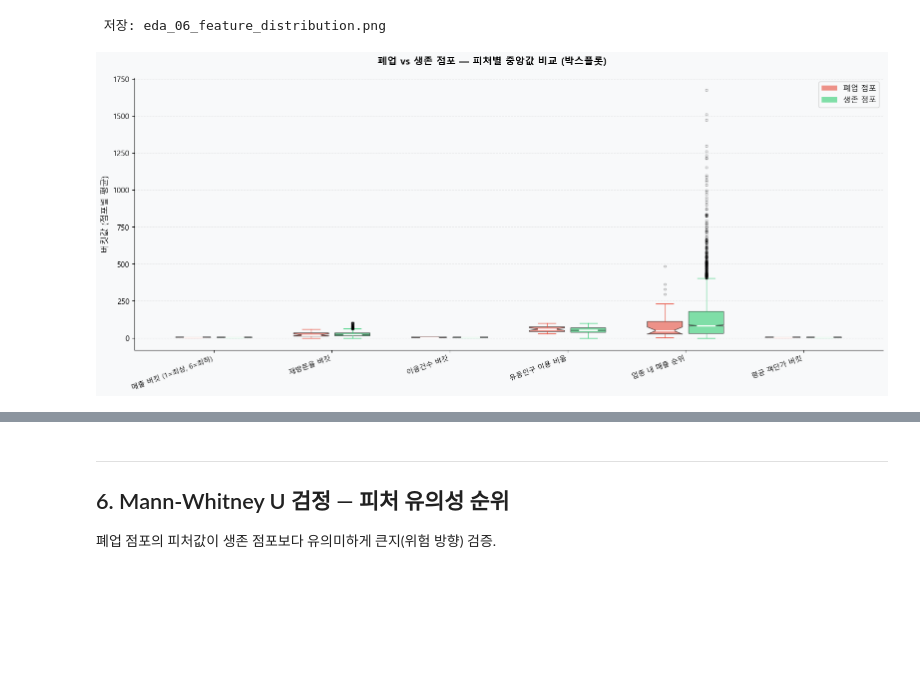
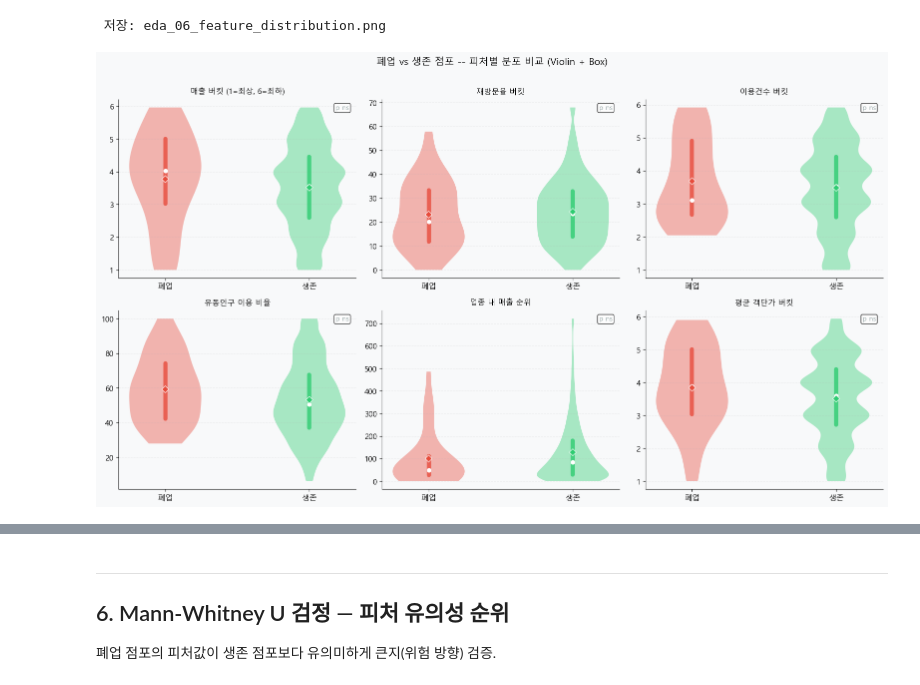
Before and after one commit to Broogun/bigcontest-2025-ews, a Jupyter notebook: notebooks/02_eda_analysis.ipynb, the cells around one changed output, grey strips where cells are left out. Drawn from its saved outputs; the diff is of its cells as text; code cells hidden in the pictures; blank space fills up the shorter version.

```diff
--- a/notebooks/02_eda_analysis.ipynb
+++ b/notebooks/02_eda_analysis.ipynb
@@ -461,50 +461,69 @@ print(" 저장: eda_06_feature_distribution.png")
  저장: eda_06_feature_distribution.png
 # %%
 # ================================================================
-# 5-2. 박스플롯 비교 (다중 피처 나란히)
+# 5-2. 피처별 Violin + Box 비교 (2 x 3 서브플롯)
 # ================================================================
-fig, ax = plt.subplots(figsize=(16, 7))
-fig.suptitle('폐업 vs 생존 점포 — 피처별 중앙값 비교 (박스플롯)', fontsize=14, fontweight='bold')
+# 피처마다 스케일이 달라 개별 서브플롯으로 분리
+import pandas as pd
+import numpy as np
 
-feats_box = [f for f, _ in FEATS_DIST]
-labels_box = [label for _, label in FEATS_DIST]
+# 폐업/생존 각각 점포 평균 스냅샷
+df_c = snapshot_closed.copy()
+df_a = snapshot_alive.copy()
 
-# 폐업/생존 각각 평균 스냅샷
-data_c = [snapshot_closed[f].dropna().values for f in feats_box]
-data_a = [snapshot_alive[f].dropna().values  for f in feats_box]
+fig, axes = plt.subplots(2, 3, figsize=(16, 9))
+fig.suptitle("폐업 vs 생존 점포 -- 피처별 분포 비교 (Violin + Box)", fontsize=14, y=1.01)
 
-x = np.arange(len(feats_box))
-width = 0.35
+for idx, (feat, label) in enumerate(FEATS_DIST):
+    ax = axes[idx // 3][idx % 3]
 
-bp_c = ax.boxplot(data_c, positions=x - width/2, widths=width*0.85,
-                  patch_artist=True, notch=True,
-                  boxprops=dict(facecolor=C_CLOSED, alpha=0.6),
-                  medianprops=dict(color='white', linewidth=2),
-                  whiskerprops=dict(color=C_CLOSED, alpha=0.7),
-                  capprops=dict(color=C_CLOSED),
-                  flierprops=dict(marker='o', color=C_CLOSED, alpha=0.3, markersize=3))
+    c_vals = df_c[feat].dropna().values
+    a_vals = df_a[feat].dropna().values
 
-bp_a = ax.boxplot(data_a, positions=x + width/2, widths=width*0.85,
-                  patch_artist=True, notch=True,
-                  boxprops=dict(facecolor=C_ALIVE, alpha=0.6),
-                  medianprops=dict(color='white', linewidth=2),
-                  whiskerprops=dict(color=C_ALIVE, alpha=0.7),
-                  capprops=dict(color=C_ALIVE),
-                  flierprops=dict(marker='s', color=C_ALIVE, alpha=0.3, markersize=3))
+    # Clip extreme outliers at 1-99 percentile for clean visualization
+    lo = np.percentile(np.concatenate([c_vals, a_vals]), 1)
+    hi = np.percentile(np.concatenate([c_vals, a_vals]), 99)
+    c_clip = np.clip(c_vals, lo, hi)
+    a_clip = np.clip(a_vals, lo, hi)
 
-ax.set_xticks(x)
-ax.set_xticklabels(labels_box, rotation=20, ha='right', fontsize=10)
-ax.set_ylabel('버킷값 (점포별 평균)', fontsize=12)
+    # Violin
+    parts = ax.violinplot([c_clip, a_clip], positions=[1, 2],
+                          showmedians=False, showextrema=False)
+    parts["bodies"][0].set_facecolor(C_CLOSED)
+    parts["bodies"][0].set_alpha(0.4)
+    parts["bodies"][1].set_facecolor(C_ALIVE)
+    parts["bodies"][1].set_alpha(0.4)
 
-from matplotlib.patches import Patch
-legend_elements = [Patch(facecolor=C_CLOSED, alpha=0.6, label='폐업 점포'),
-                   Patch(facecolor=C_ALIVE,  alpha=0.6, label='생존 점포')]
-ax.legend(handles=legend_elements, fontsize=11)
-ax.grid(True, alpha=0.2, linestyle='--', axis='y')
+    # Box inside violin
+    for pos, vals, col in [(1, c_clip, C_CLOSED), (2, a_clip, C_ALIVE)]:
+        q1, med, q3 = np.percentile(vals, [25, 50, 75])
+        ax.plot([pos, pos], [q1, q3], color=col, linewidth=6, solid_capstyle="round", alpha=0.8)
+        ax.scatter([pos], [med], color="white", s=30, zorder=5)
+
+    # Mean dot
+    ax.scatter([1, 2], [c_clip.mean(), a_clip.mean()],
+               marker="D", color=[C_CLOSED, C_ALIVE], s=50, zorder=6, edgecolors="white", linewidth=0.8)
+
+    ax.set_xticks([1, 2])
+    ax.set_xticklabels(["폐업", "생존"], fontsize=11)
+    ax.set_title(label, fontsize=11, pad=8)
+    ax.grid(True, alpha=0.2, linestyle="--", axis="y")
+
+    # p-value annotation
+    from scipy.stats import mannwhitneyu
+    try:
+        _, pval = mannwhitneyu(c_vals, a_vals, alternative="two-sided")
+        sig = "***" if pval < 0.001 else ("**" if pval < 0.01 else ("*" if pval < 0.05 else "ns"))
+        ax.text(0.97, 0.97, f"p {sig}", transform=ax.transAxes,
+                ha="right", va="top", fontsize=10,
+                color=C_CLOSED if pval < 0.05 else C_GRAY,
+                bbox=dict(boxstyle="round,pad=0.2", facecolor="white", alpha=0.8))
+    except Exception:
+        pass
 
 plt.tight_layout()
-plt.savefig(f'{OUT_DIR}eda_07_boxplot_comparison.png', dpi=150, bbox_inches='tight')
+plt.savefig(f"{OUT_DIR}eda_07_violin_comparison.png", dpi=120, bbox_inches="tight")
 plt.show()
-print(" 저장: eda_07_boxplot_comparison.png")
+print("saved: eda_07_violin_comparison.png")
 # %% [output]
-[figure, old version]
+[figure, new version]
```
Also changed, not shown: parts of 2 cells of this notebook, 2 other files.
